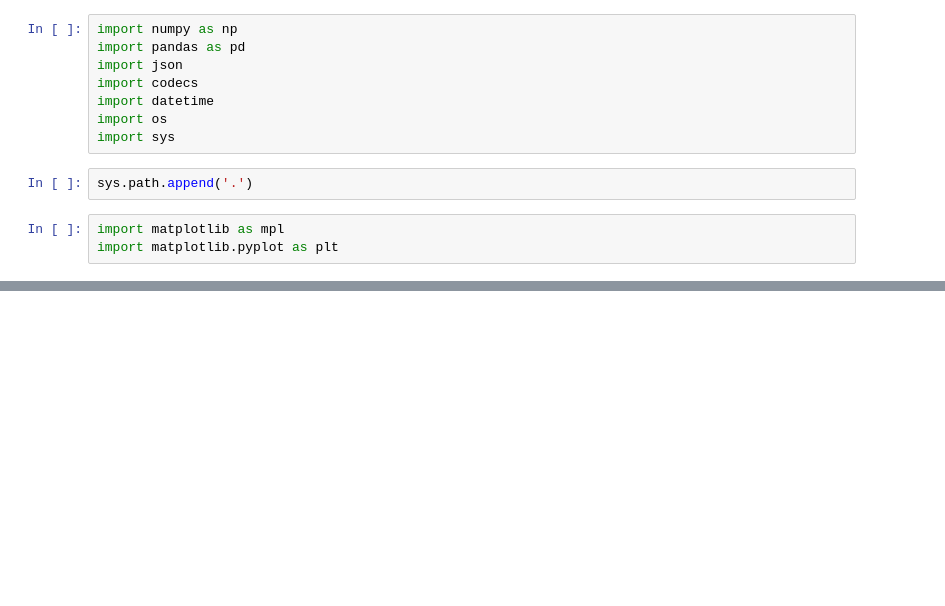
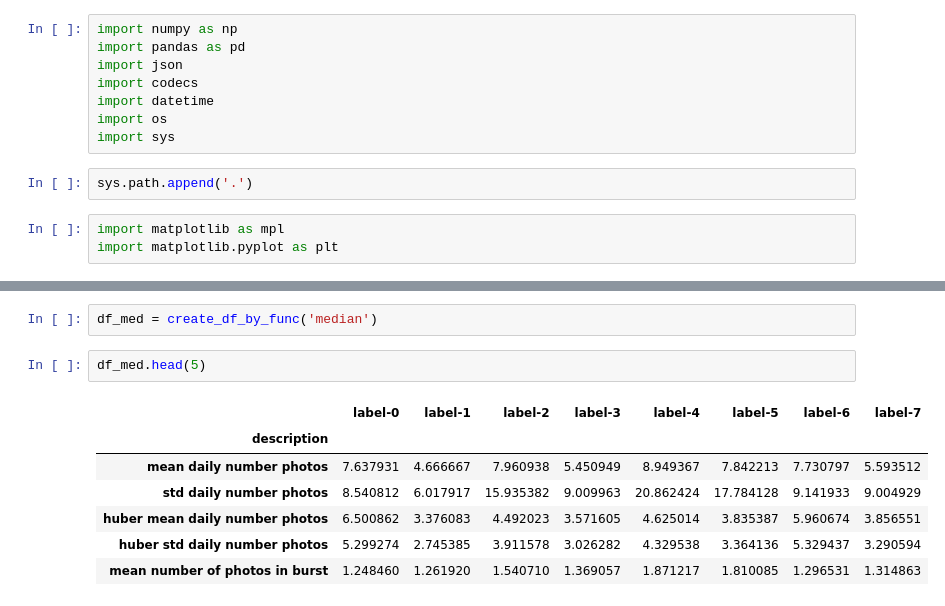
Before and after one commit to oavioz/Louie7Predictors, a Jupyter notebook: metadata_to_vec.ipynb, the cells around one changed output, grey strips where cells are left out. Drawn from its saved outputs; the diff is of its cells as text; blank space fills up the shorter version.

```diff
--- a/metadata_to_vec.ipynb
+++ b/metadata_to_vec.ipynb
@@ -295,0 +290,12 @@ ar(train, test, 2, True)
+# %%
+df_med = create_df_by_func('median')
+# %%
+df_med.head(5)
+# %% [output]
+|  | label-0 | label-1 | label-2 | label-3 | label-4 | label-5 | label-6 | label-7 |
+| description |  |  |  |  |  |  |  |  |
+| mean daily number photos | 7.637931 | 4.666667 | 7.960938 | 5.450949 | 8.949367 | 7.842213 | 7.730797 | 5.593512 |
+| std daily number photos | 8.540812 | 6.017917 | 15.935382 | 9.009963 | 20.862424 | 17.784128 | 9.141933 | 9.004929 |
+| huber mean daily number photos | 6.500862 | 3.376083 | 4.492023 | 3.571605 | 4.625014 | 3.835387 | 5.960674 | 3.856551 |
+| huber std daily number photos | 5.299274 | 2.745385 | 3.911578 | 3.026282 | 4.329538 | 3.364136 | 5.329437 | 3.290594 |
+| mean number of photos in burst | 1.248460 | 1.261920 | 1.540710 | 1.369057 | 1.871217 | 1.810085 | 1.296531 | 1.314863 |
```
Also changed, not shown: parts of 140 cells of this notebook, 1 other file.
